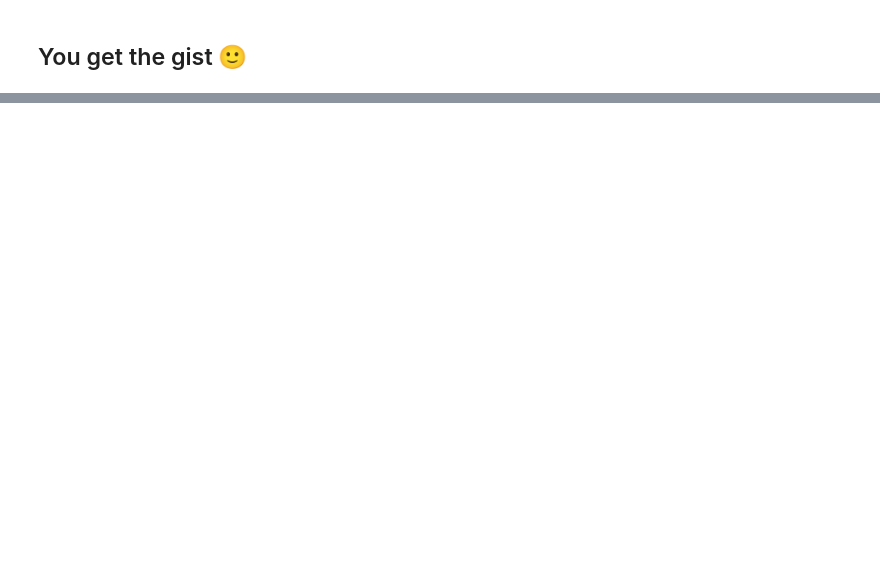
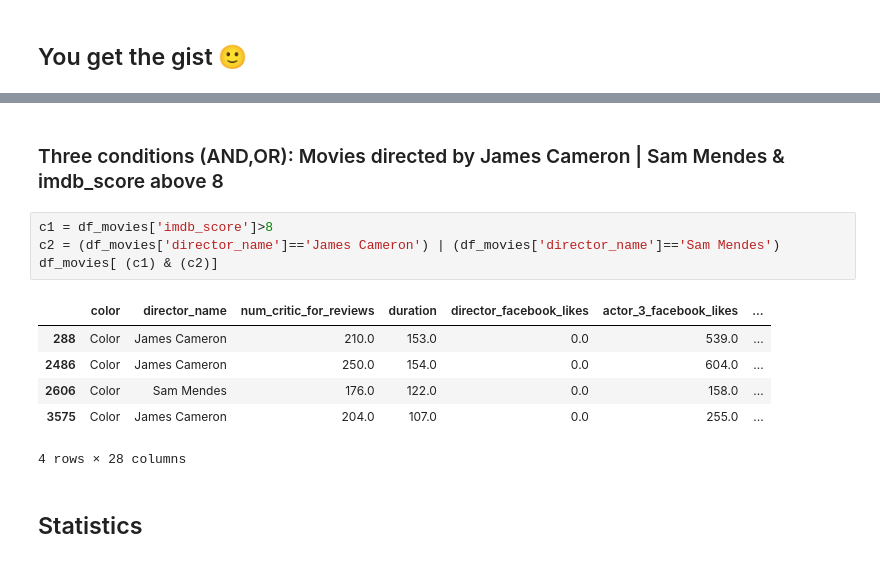
Before and after one commit to siddharth101/Pandas, a Jupyter notebook: Notebooks/Pandas_Basics_2.ipynb, the cells around one changed output, grey strips where cells are left out. Drawn from its saved outputs; the diff is of its cells as text; blank space fills up the shorter version.

```diff
--- a/Notebooks/Pandas_Basics_2.ipynb
+++ b/Notebooks/Pandas_Basics_2.ipynb
@@ -118,0 +177,15 @@ df_movies.loc[:5,'gross':]
+# %% [markdown]
+### Three conditions (AND,OR): Movies directed by James Cameron | Sam Mendes & imdb_score above 8
+# %%
+c1 = df_movies['imdb_score']>8
+c2 = (df_movies['director_name']=='James Cameron') | (df_movies['director_name']=='Sam Mendes')
+df_movies[ (c1) & (c2)]
+# %% [output]
+|  | color | director_name | num_critic_for_reviews | duration | director_facebook_likes | actor_3_facebook_likes | ... |
+| 288 | Color | James Cameron | 210.0 | 153.0 | 0.0 | 539.0 | ... |
+| 2486 | Color | James Cameron | 250.0 | 154.0 | 0.0 | 604.0 | ... |
+| 2606 | Color | Sam Mendes | 176.0 | 122.0 | 0.0 | 158.0 | ... |
+| 3575 | Color | James Cameron | 204.0 | 107.0 | 0.0 | 255.0 | ... |
+4 rows × 28 columns
+# %% [markdown]
+## Statistics
```
Also changed, not shown: parts of 17 cells of this notebook.
